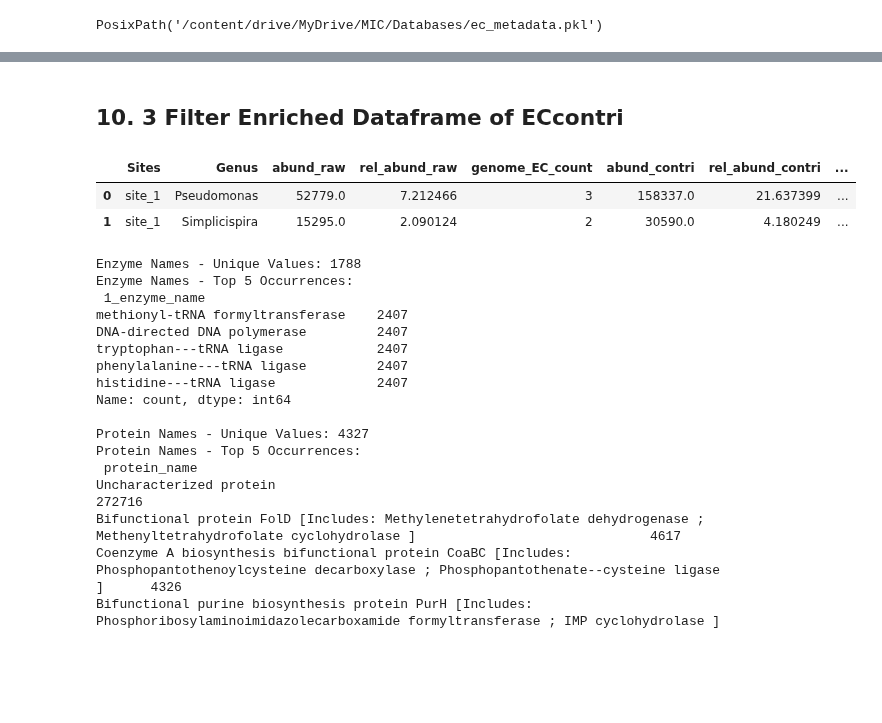
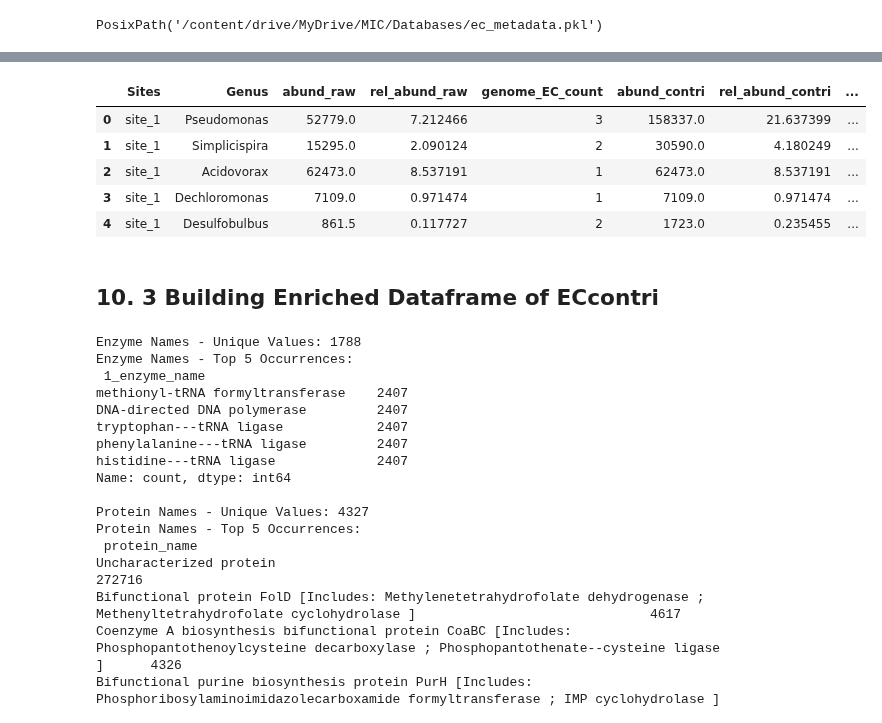
Before and after one commit to MagicAlex238/2_Micro, a Jupyter notebook: 6_Picrust_Functional.ipynb, the cells around one changed output, grey strips where cells are left out. Drawn from its saved outputs; the diff is of its cells as text; code cells hidden in the pictures; blank space fills up the shorter version.

```diff
--- a/6_Picrust_Functional.ipynb
+++ b/6_Picrust_Functional.ipynb
@@ -2708 +2697,6 @@ def check_cleaning(df, n_samples=10):
+# %%
+# Standardize EC format: Extract numbers without the 'EC:' prefix
+ECcontri_Uniprot['EC_clean'] = ECcontri_Uniprot['EC'].str.replace('EC:', '', regex=False)
+ECcontri_Uniprot = ECcontri_Uniprot.drop(columns = ["EC"])
+ECcontri_Uniprot = ECcontri_Uniprot.rename(columns={"EC_clean": "EC"})
 # %%
@@ -5337,22 +4884,0 @@ The next step will be to integrate the two different retrievals to see if there
-# %%
-uniprot_db = uniprot_db.rename(columns= {'ec_number': 'EC','uniprot_id' : 'id_db', 'protein_name': 'protein_db', 'organism': 'Genus'})
-
-# Create temporary columns with just the genus (first word) for joining purposes
-ECcontri_Uniprot['join_genus'] = ECcontri_Uniprot['Genus'].str.split().str[0]
-uniprot_db['join_genus'] = uniprot_db['Genus'].str.split().str[0]
-
-# Join on both EC and join_genus
-merged_ECcontri_Uniprot = pd.merge(
-    ECcontri_Uniprot,
-    uniprot_db,
-    on=['EC', 'join_genus'],
-    how='left',
-)
-
-# Clean up intermediate columns
-merged_ECcontri_Uniprot = merged_ECcontri_Uniprot.drop(['join_genus'], axis=1)
-
-# Check match statistics
-match_count = merged_ECcontri_Uniprot['id_db'].notna().sum()
-total_count = len(ECcontri_Uniprot)
-print(f"Matched {match_count} out of {total_count} rows ({match_count/total_count*100:.2f}%)")
@@ -5361,3 +4905,12 @@ Matched 1404680 out of 1491288 rows (94.19%)
+# %%
+ECcontri_Uniprot.head()
+# %% [output]
+|  | Sites | Genus | abund_raw | rel_abund_raw | genome_EC_count | abund_contri | rel_abund_contri | ... |
+| 0 | site_1 | Pseudomonas | 52779.0 | 7.212466 | 3 | 158337.0 | 21.637399 | ... |
+| 1 | site_1 | Simplicispira | 15295.0 | 2.090124 | 2 | 30590.0 | 4.180249 | ... |
+| 2 | site_1 | Acidovorax | 62473.0 | 8.537191 | 1 | 62473.0 | 8.537191 | ... |
+| 3 | site_1 | Dechloromonas | 7109.0 | 0.971474 | 1 | 7109.0 | 0.971474 | ... |
+| 4 | site_1 | Desulfobulbus | 861.5 | 0.117727 | 2 | 1723.0 | 0.235455 | ... |
 # %% [markdown]
-## 10. 3  Filter Enriched Dataframe of ECcontri
+## 10. 3  Building Enriched Dataframe of ECcontri
 # %%
@@ -5501,12 +5038,6 @@ def enrich_eccontri_data(eccontri_df, ec_records_list):
 ECcontri_Uniprot_enriched= enrich_eccontri_data(ECcontri_Uniprot, ec_records)
 # %%
 ECcontri_Uniprot_enriched['1_enzyme_name'] = ECcontri_Uniprot_enriched['enzyme_names'].str.split(';').str[0].str.strip()
-# %%
-ECcontri_Uniprot_enriched.head(2)
-# %% [output]
-|  | Sites | Genus | abund_raw | rel_abund_raw | genome_EC_count | abund_contri | rel_abund_contri | ... |
-| 0 | site_1 | Pseudomonas | 52779.0 | 7.212466 | 3 | 158337.0 | 21.637399 | ... |
-| 1 | site_1 | Simplicispira | 15295.0 | 2.090124 | 2 | 30590.0 | 4.180249 | ... |
 # %%
 # Count occurrences of each value in both columns
 enzyme_counts = ECcontri_Uniprot_enriched['1_enzyme_name'].value_counts()
```
Also changed, not shown: parts of 55 cells of this notebook.
